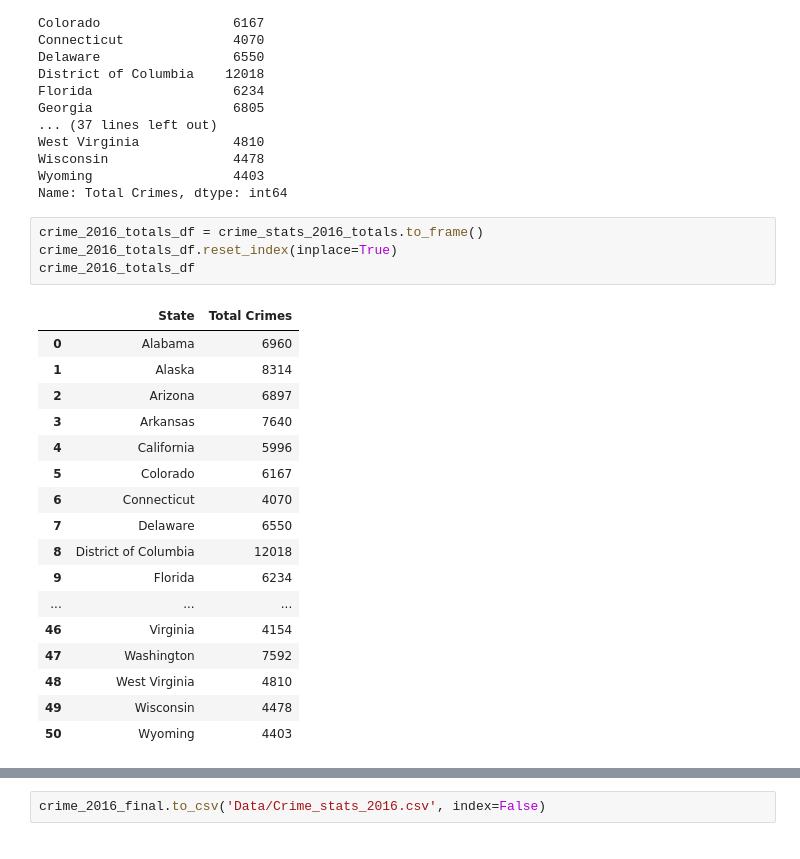
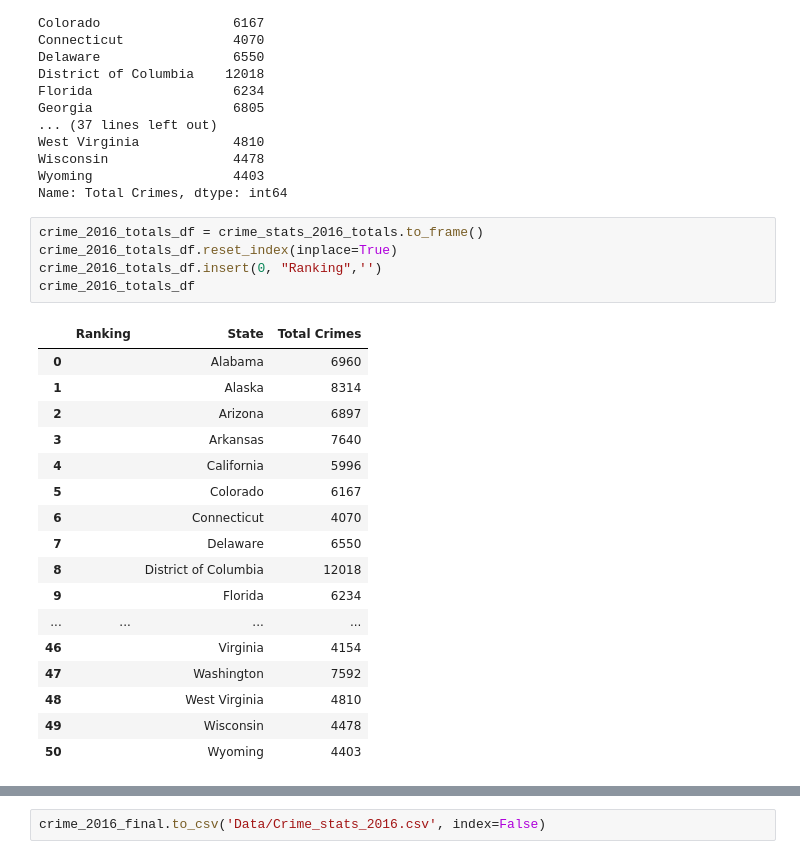
Before and after one commit to swiresjr/Project-3-Team-7-Retirement, a Jupyter notebook: Crime.ipynb, the cells around one changed output, grey strips where cells are left out. Saved outputs shown, nothing was run; the diff lists cells and outputs as text.

Commit message:
Ranking column added

```diff
--- a/Crime.ipynb
+++ b/Crime.ipynb
@@ -119,25 +119,26 @@ Name: Total Crimes, dtype: int64
 # %%
 crime_2016_totals_df = crime_stats_2016_totals.to_frame()
 crime_2016_totals_df.reset_index(inplace=True)
+crime_2016_totals_df.insert(0, "Ranking",'')
 crime_2016_totals_df
 # %% [output]
-|  | State | Total Crimes |
-| 0 | Alabama | 6960 |
-| 1 | Alaska | 8314 |
-| 2 | Arizona | 6897 |
-| 3 | Arkansas | 7640 |
-| 4 | California | 5996 |
-| 5 | Colorado | 6167 |
-| 6 | Connecticut | 4070 |
-| 7 | Delaware | 6550 |
-| 8 | District of Columbia | 12018 |
-| 9 | Florida | 6234 |
-| ... | ... | ... |
-| 46 | Virginia | 4154 |
-| 47 | Washington | 7592 |
-| 48 | West Virginia | 4810 |
-| 49 | Wisconsin | 4478 |
-| 50 | Wyoming | 4403 |
+|  | Ranking | State | Total Crimes |
+| 0 |  | Alabama | 6960 |
+| 1 |  | Alaska | 8314 |
+| 2 |  | Arizona | 6897 |
+| 3 |  | Arkansas | 7640 |
+| 4 |  | California | 5996 |
+| 5 |  | Colorado | 6167 |
+| 6 |  | Connecticut | 4070 |
+| 7 |  | Delaware | 6550 |
+| 8 |  | District of Columbia | 12018 |
+| 9 |  | Florida | 6234 |
+| ... | ... | ... | ... |
+| 46 |  | Virginia | 4154 |
+| 47 |  | Washington | 7592 |
+| 48 |  | West Virginia | 4810 |
+| 49 |  | Wisconsin | 4478 |
+| 50 |  | Wyoming | 4403 |
 # %%
 crime_2016_final= crime_2016_totals_df.sort_values(by=['Total Crimes'], ascending=[False])
 crime_2016_final
```
Also changed, not shown: parts of 1 cell of this notebook, 1 other file.
